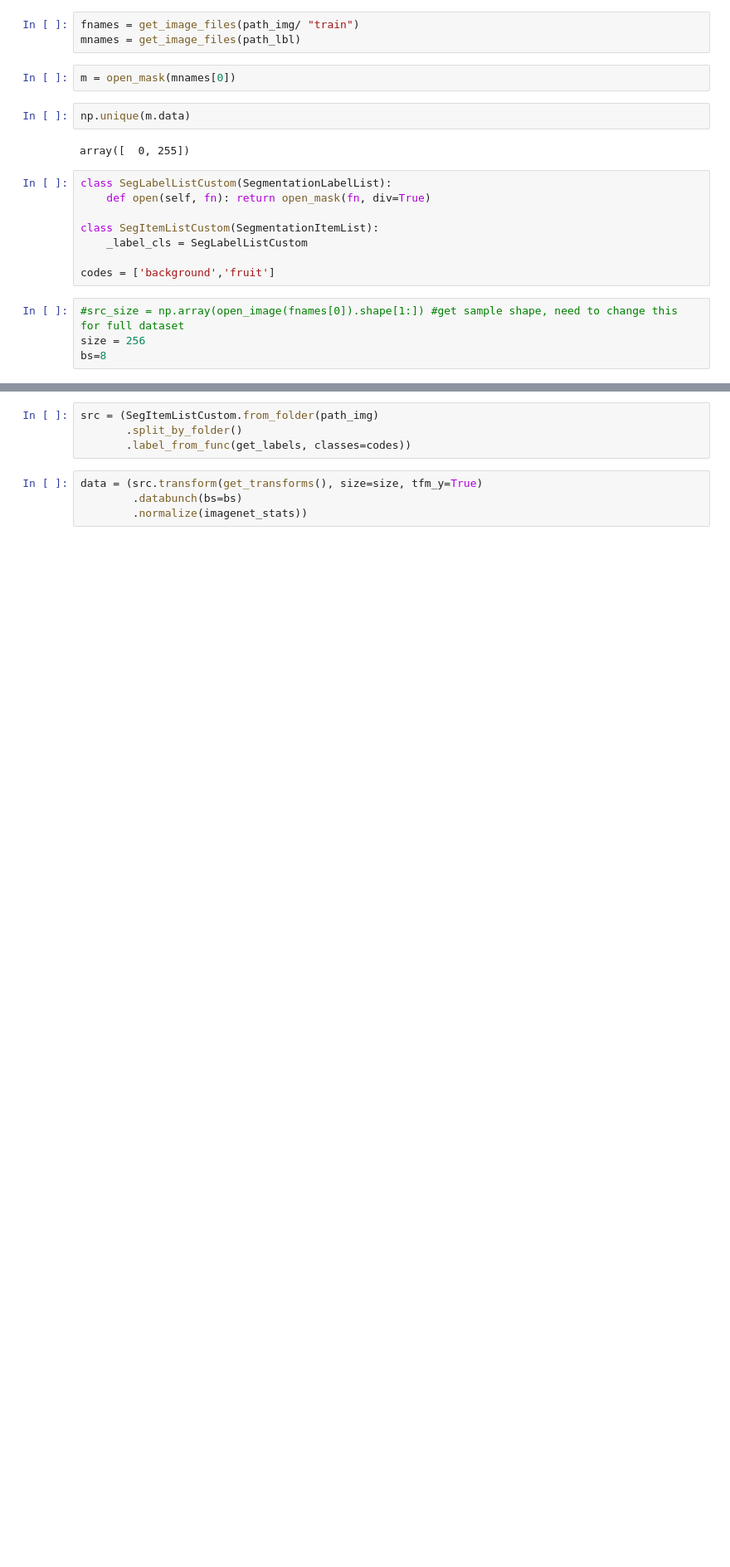
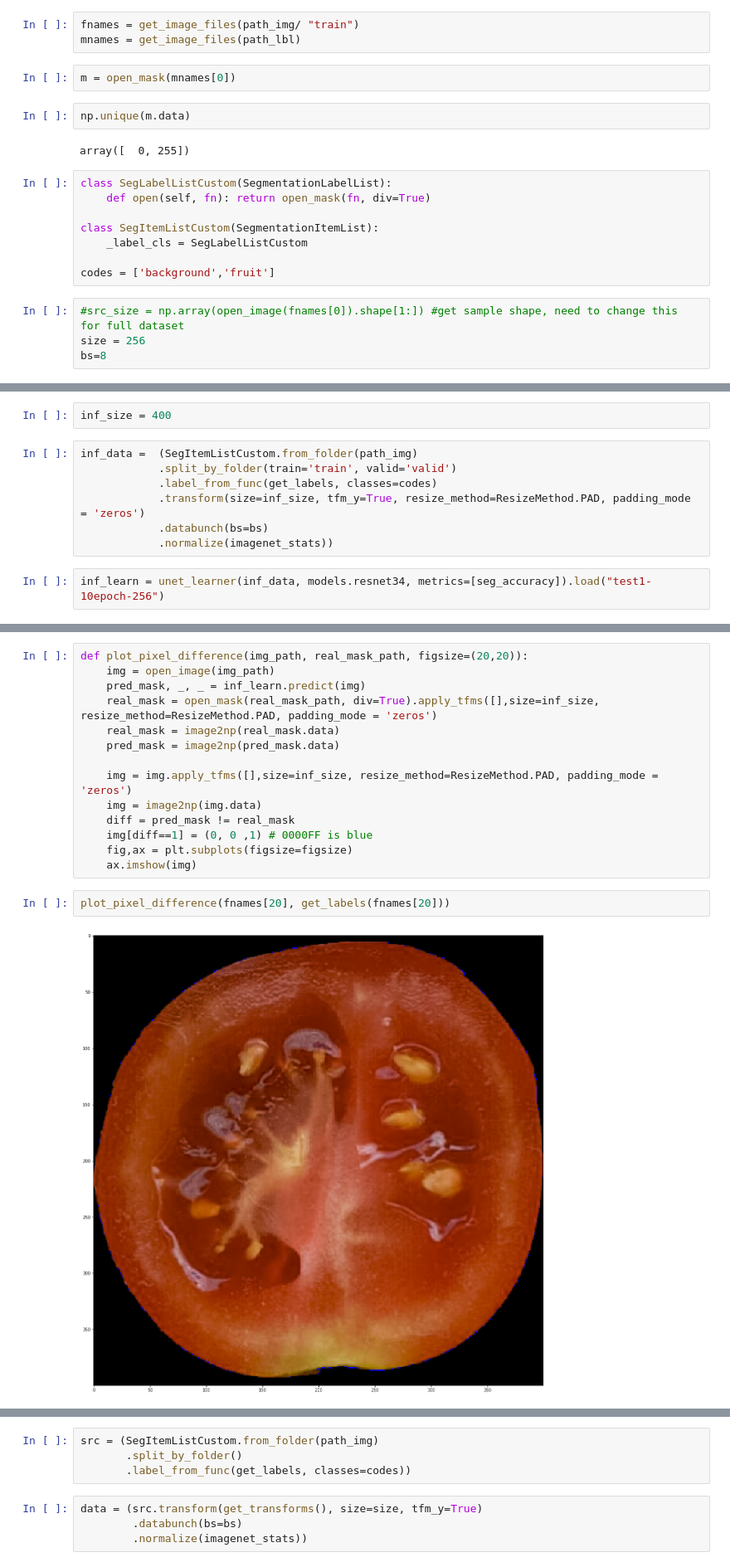
Before and after one commit to mone27/fruit-detection, a Jupyter notebook: segmentation-Simone.ipynb, the cells around one changed output, grey strips where cells are left out. Shown: that part at 83% size. Cells and saved outputs as stored; diff of their text form; blank space fills up the shorter version.

```diff
--- a/segmentation-Simone.ipynb
+++ b/segmentation-Simone.ipynb
@@ -39,0 +45,11 @@ bs=8
+# %%
+inf_size = 400
+# %%
+inf_data =  (SegItemListCustom.from_folder(path_img)
+            .split_by_folder(train='train', valid='valid')
+            .label_from_func(get_labels, classes=codes)
+            .transform(size=inf_size, tfm_y=True, resize_method=ResizeMethod.PAD, padding_mode = 'zeros')
+            .databunch(bs=bs)
+            .normalize(imagenet_stats))
+# %%
+inf_learn = unet_learner(inf_data, models.resnet34, metrics=[seg_accuracy]).load("test1-10epoch-256")
@@ -39,0 +93,18 @@ bs=8
+# %%
+def plot_pixel_difference(img_path, real_mask_path, figsize=(20,20)):
+    img = open_image(img_path)
+    pred_mask, _, _ = inf_learn.predict(img)
+    real_mask = open_mask(real_mask_path, div=True).apply_tfms([],size=inf_size, resize_method=ResizeMethod.PAD, padding_mode = 'zeros')
+    real_mask = image2np(real_mask.data)
+    pred_mask = image2np(pred_mask.data)
+
+    img = img.apply_tfms([],size=inf_size, resize_method=ResizeMethod.PAD, padding_mode = 'zeros')
+    img = image2np(img.data)
+    diff = pred_mask != real_mask
+    img[diff==1] = (0, 0 ,1) # 0000FF is blue
+    fig,ax = plt.subplots(figsize=figsize)
+    ax.imshow(img)
+# %%
+plot_pixel_difference(fnames[20], get_labels(fnames[20]))
+# %% [output]
+[figure, added]
```
Also changed, not shown: parts of 50 cells of this notebook, 1 other file.
